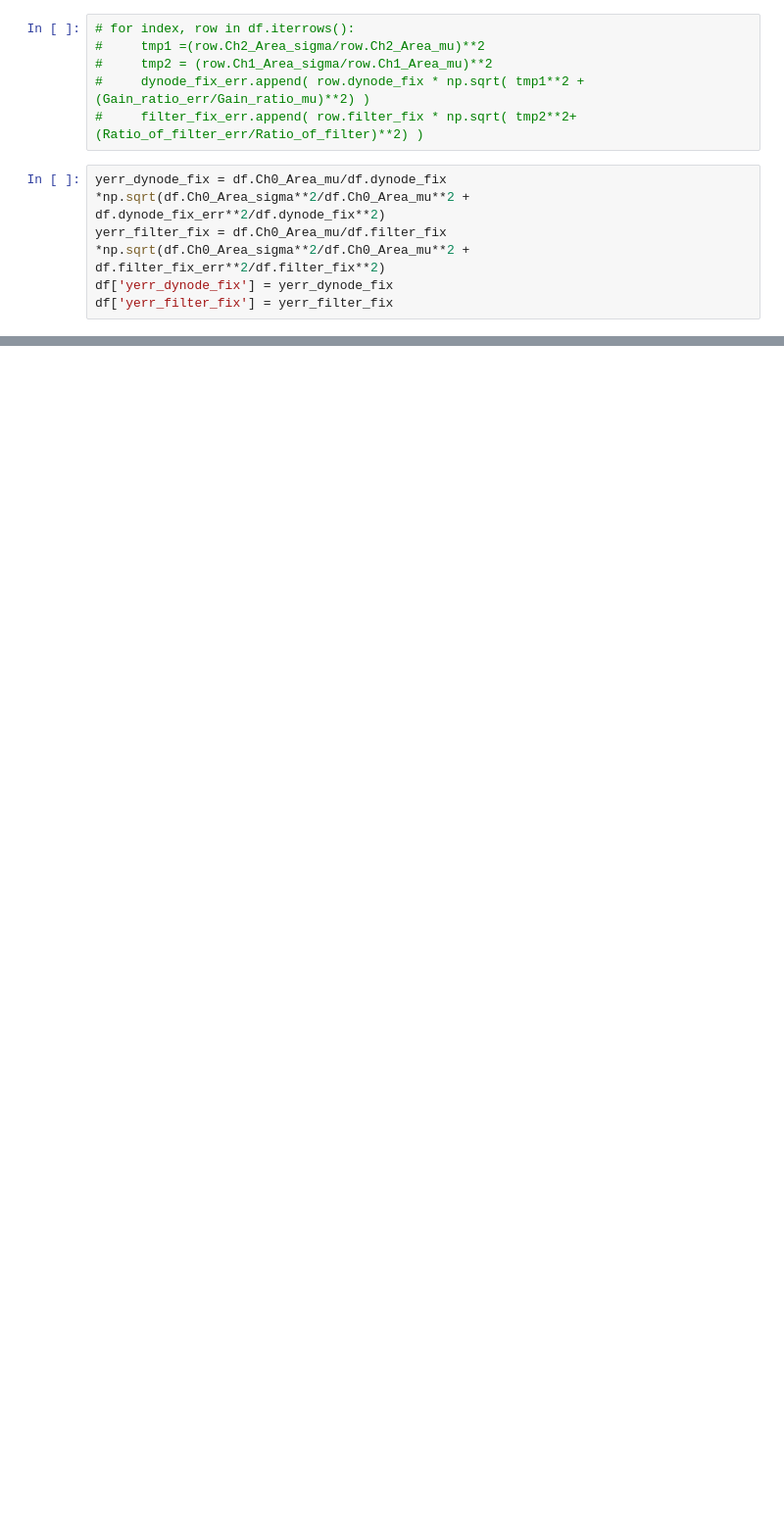
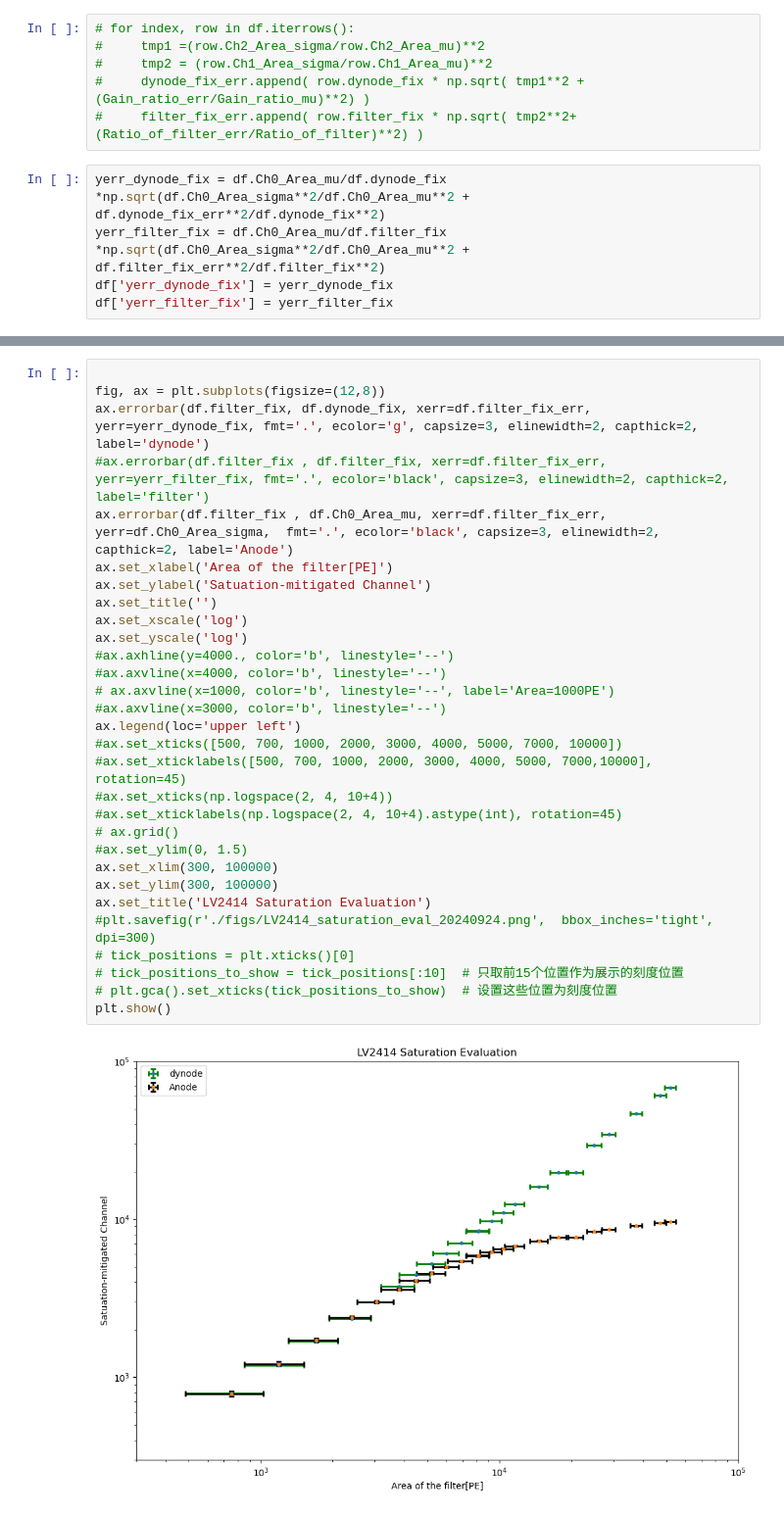
Before and after one commit to Westlake-University-Lsc-lab/ProcessLocalData, a Jupyter notebook: plotsfigures.ipynb, the cells around one changed output, grey strips where cells are left out. Shown at 98% size. Drawn from its saved outputs; the diff is of its cells as text; blank space fills up the shorter version.

```diff
--- a/plotsfigures.ipynb
+++ b/plotsfigures.ipynb
@@ -630,0 +285,32 @@ Save to outnpy/df_fixed_area_vs_dynode_filter_20240924.h5py
+# %%
+
+fig, ax = plt.subplots(figsize=(12,8))
+ax.errorbar(df.filter_fix, df.dynode_fix, xerr=df.filter_fix_err, yerr=yerr_dynode_fix, fmt='.', ecolor='g', capsize=3, elinewidth=2, capthick=2, label='dynode')
+#ax.errorbar(df.filter_fix , df.filter_fix, xerr=df.filter_fix_err, yerr=yerr_filter_fix, fmt='.', ecolor='black', capsize=3, elinewidth=2, capthick=2, label='filter')
+ax.errorbar(df.filter_fix , df.Ch0_Area_mu, xerr=df.filter_fix_err, yerr=df.Ch0_Area_sigma,  fmt='.', ecolor='black', capsize=3, elinewidth=2, capthick=2, label='Anode')
+ax.set_xlabel('Area of the filter[PE]')
+ax.set_ylabel('Satuation-mitigated Channel')
+ax.set_title('')
+ax.set_xscale('log')
+ax.set_yscale('log')
+#ax.axhline(y=4000., color='b', linestyle='--')
+#ax.axvline(x=4000, color='b', linestyle='--')
+# ax.axvline(x=1000, color='b', linestyle='--', label='Area=1000PE')
+#ax.axvline(x=3000, color='b', linestyle='--')
+ax.legend(loc='upper left')
+#ax.set_xticks([500, 700, 1000, 2000, 3000, 4000, 5000, 7000, 10000])
+#ax.set_xticklabels([500, 700, 1000, 2000, 3000, 4000, 5000, 7000,10000], rotation=45)
+#ax.set_xticks(np.logspace(2, 4, 10+4))
+#ax.set_xticklabels(np.logspace(2, 4, 10+4).astype(int), rotation=45)
+# ax.grid()
+#ax.set_ylim(0, 1.5)
+ax.set_xlim(300, 100000)
+ax.set_ylim(300, 100000)
+ax.set_title('LV2414 Saturation Evaluation')
+#plt.savefig(r'./figs/LV2414_saturation_eval_20240924.png',  bbox_inches='tight',  dpi=300)
+# tick_positions = plt.xticks()[0]
+# tick_positions_to_show = tick_positions[:10]  # 只取前15个位置作为展示的刻度位置
+# plt.gca().set_xticks(tick_positions_to_show)  # 设置这些位置为刻度位置
+plt.show()
+# %% [output]
+[figure, added]
```
Also changed, not shown: parts of 26 cells of this notebook.
